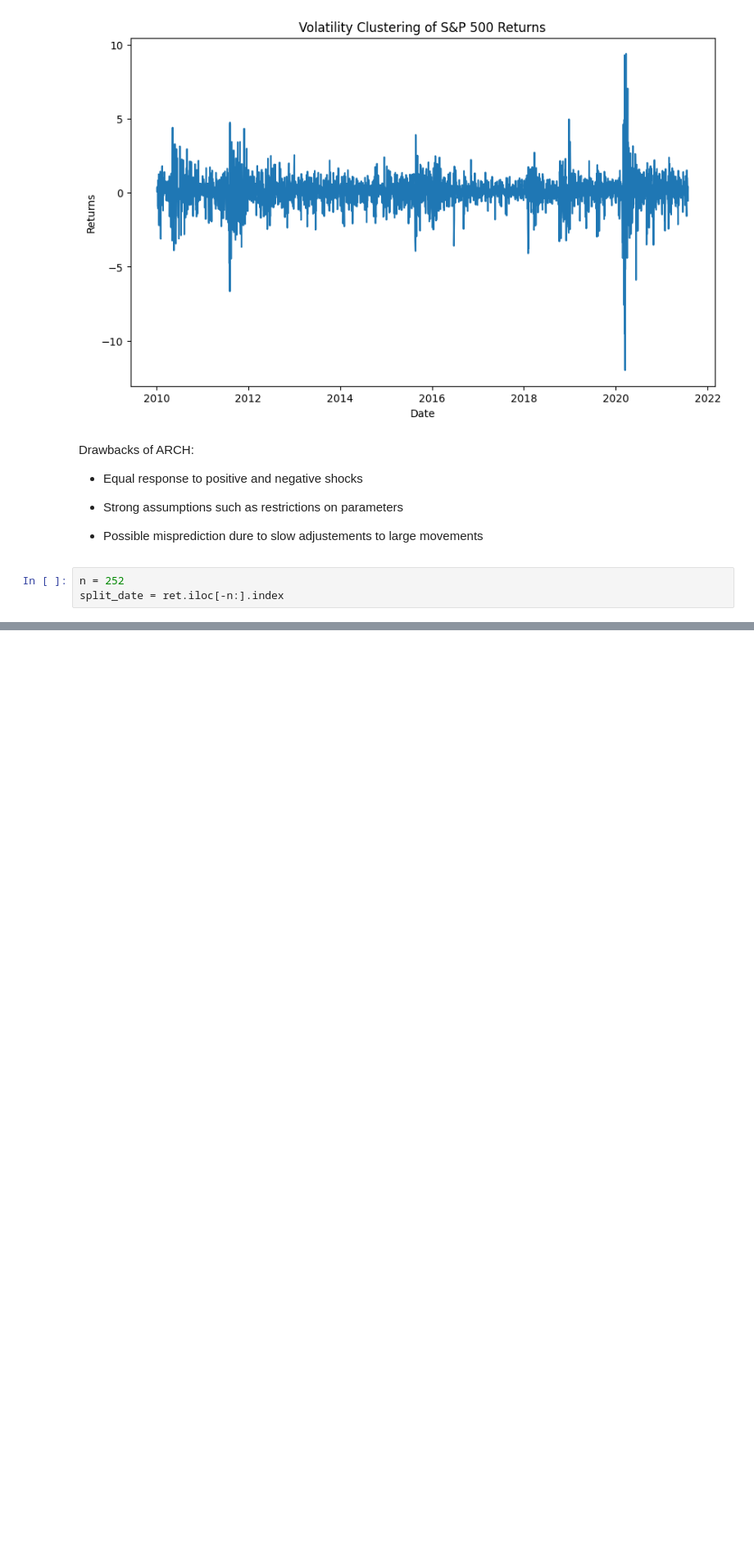
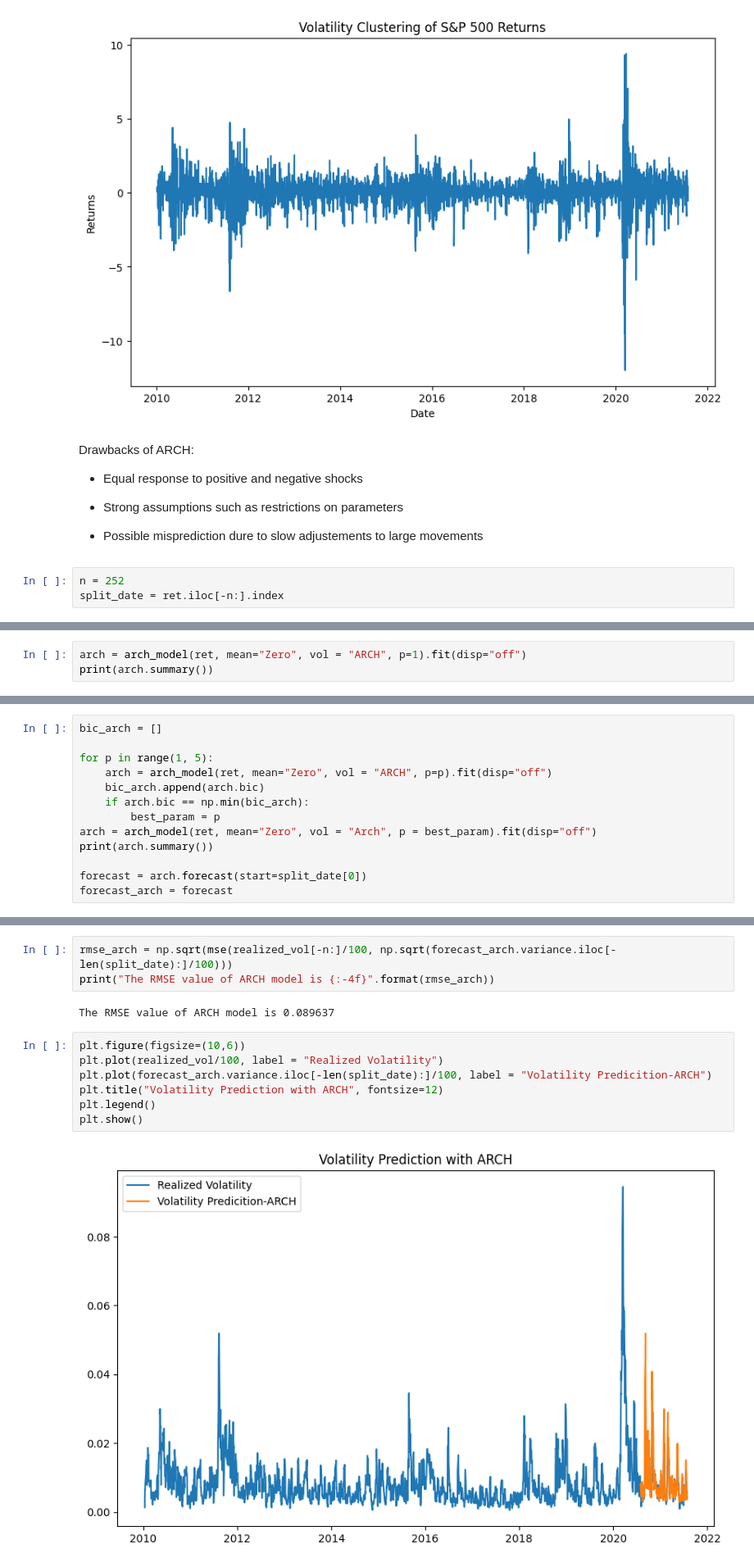
Before and after one commit to guilhermemalves03/Machine-Learning-for-Financial-Risk-Management-with-Python, a Jupyter notebook: 4-MachineLearning-BasedVolatilityPrediction.ipynb, the cells around one changed output, grey strips where cells are left out. Shown at 82% size. Drawn from its saved outputs; the diff is of its cells as text; blank space fills up the shorter version.

```diff
--- a/4-MachineLearning-BasedVolatilityPrediction.ipynb
+++ b/4-MachineLearning-BasedVolatilityPrediction.ipynb
@@ -133,0 +179,3 @@ No implementation of function Function(<built-in function abs>) found for signat
+# %%
+arch = arch_model(ret, mean="Zero", vol = "ARCH", p=1).fit(disp="off")
+print(arch.summary())
@@ -133,0 +202,13 @@ No implementation of function Function(<built-in function abs>) found for signat
+# %%
+bic_arch = []
+
+for p in range(1, 5):
+    arch = arch_model(ret, mean="Zero", vol = "ARCH", p=p).fit(disp="off")
+    bic_arch.append(arch.bic)
+    if arch.bic == np.min(bic_arch):
+        best_param = p
+arch = arch_model(ret, mean="Zero", vol = "Arch", p = best_param).fit(disp="off")
+print(arch.summary())
+
+forecast = arch.forecast(start=split_date[0])
+forecast_arch = forecast
@@ -133,0 +233,14 @@ No implementation of function Function(<built-in function abs>) found for signat
+# %%
+rmse_arch = np.sqrt(mse(realized_vol[-n:]/100, np.sqrt(forecast_arch.variance.iloc[-len(split_date):]/100)))
+print("The RMSE value of ARCH model is {:-4f}".format(rmse_arch))
+# %% [output]
+The RMSE value of ARCH model is 0.089637
+# %%
+plt.figure(figsize=(10,6))
+plt.plot(realized_vol/100, label = "Realized Volatility")
+plt.plot(forecast_arch.variance.iloc[-len(split_date):]/100, label = "Volatility Predicition-ARCH")
+plt.title("Volatility Prediction with ARCH", fontsize=12)
+plt.legend()
+plt.show()
+# %% [output]
+[figure, added]
```
Also changed, not shown: parts of 15 cells of this notebook.
